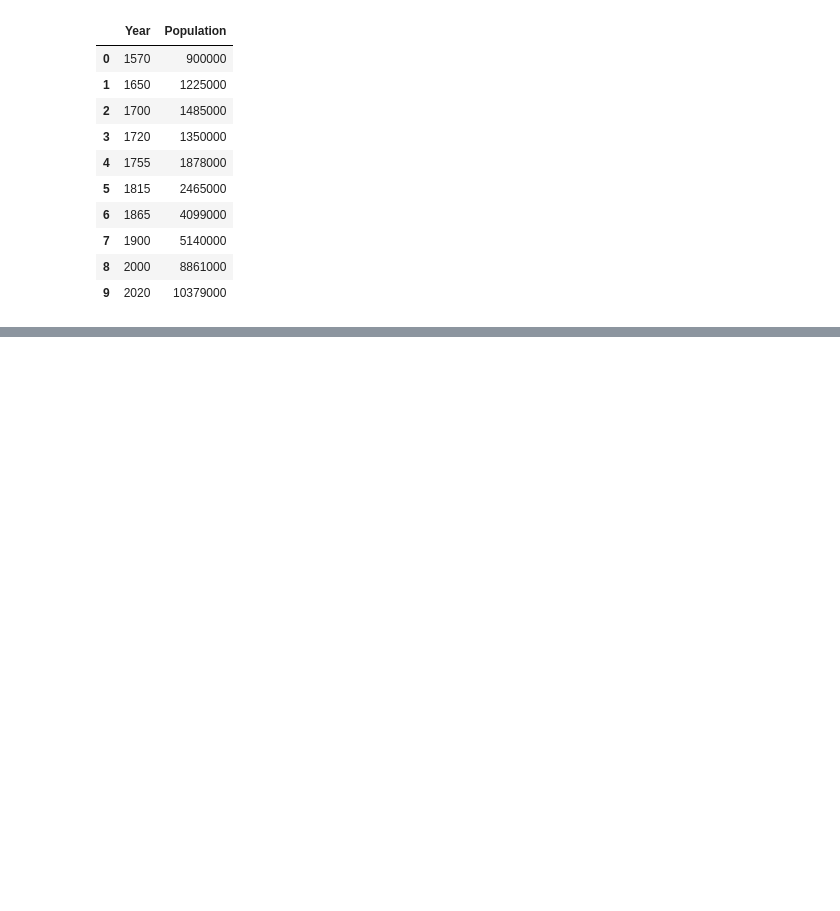
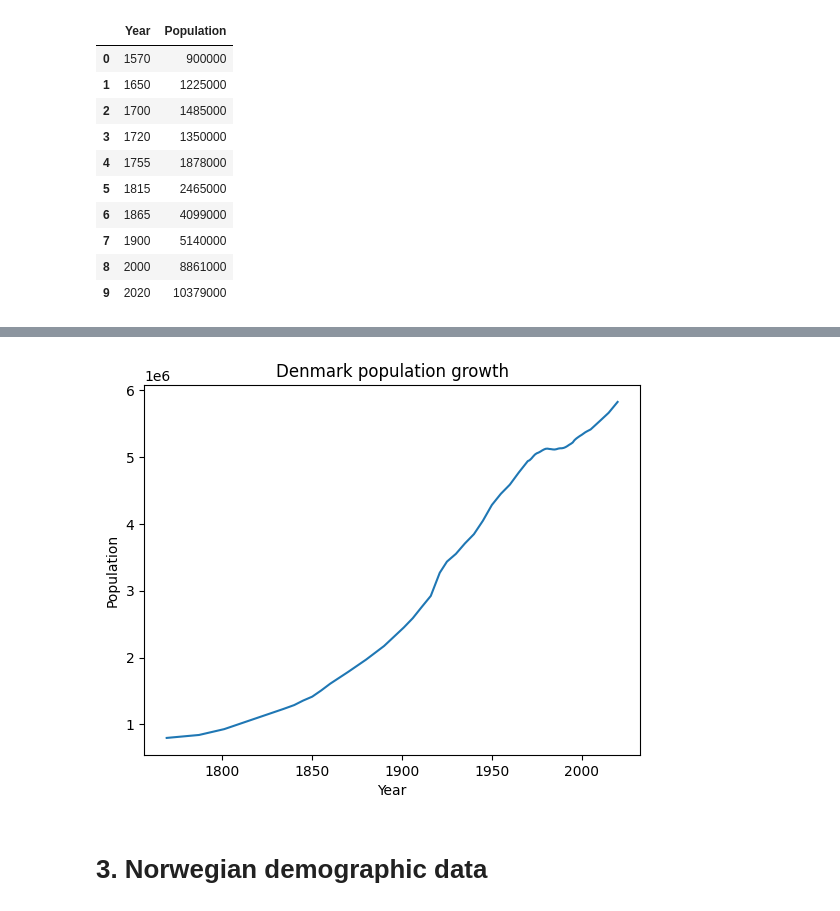
Before and after one commit to jvesand/data-processing-johan-sandberg, a Jupyter notebook: Exercises/E03_merging.ipynb, the cells around one changed output, grey strips where cells are left out. Cells and saved outputs as stored; diff of their text form; code cells hidden in the pictures; blank space fills up the shorter version.

```diff
--- a/Exercises/E03_merging.ipynb
+++ b/Exercises/E03_merging.ipynb
@@ -74,0 +179,6 @@ ax.plot(swe_table)
+# %%
+ax = plt.axes()
+ax.plot("Year", "Population", "-", data=df_den)
+ax.set(xlabel = "Year", ylabel = "Population", title = "Denmark population growth");
+# %% [output]
+[figure, added]
@@ -74,0 +197,2 @@ ax.plot(swe_table)
+# %% [markdown]
+# 3. Norwegian demographic data
```
Also changed, not shown: parts of 31 cells of this notebook, 1 other file.
